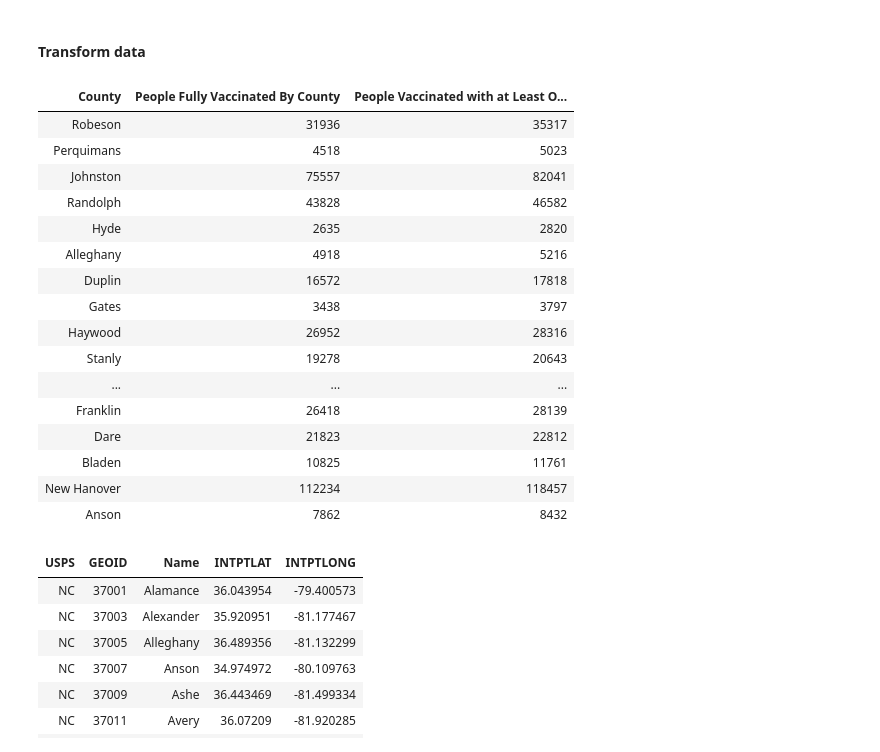
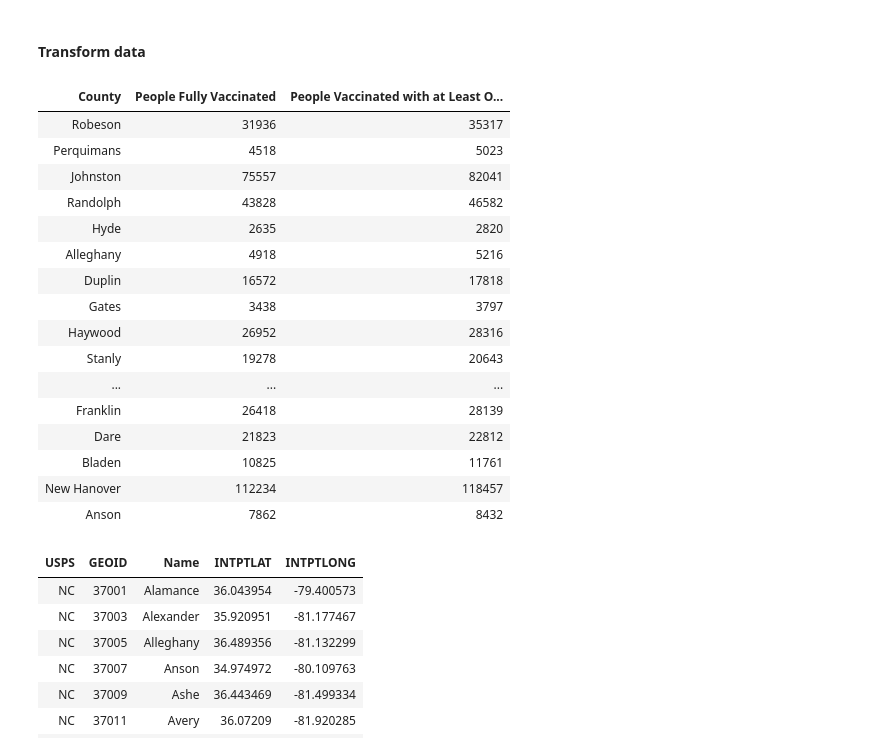
Before and after one commit to zmei1997/NCDHHS_NorthCarolina_COVID-19_Data_Analytics, a Jupyter notebook: NC_Vaccinated_History.ipynb, the cells around one changed output. Cells and saved outputs as stored; diff of their text form; code cells hidden in the pictures.

```diff
--- a/NC_Vaccinated_History.ipynb
+++ b/NC_Vaccinated_History.ipynb
@@ -34,7 +34,7 @@ vaccined_histroy.createOrReplaceTempView('vaccined_histroy_view')
 ### People Vaccinated in North Carolina (Fully & At Least one dose)
 # %%
 vaccined_fully = spark.sql("""
-select County, `People Fully Vaccinated - Federal`+`People Fully Vaccinated - NC` as `People Fully Vaccinated By County`
+select County, `People Fully Vaccinated - Federal`+`People Fully Vaccinated - NC` as `People Fully Vaccinated`
 from vaccined_histroy_view
 order by `People Fully Vaccinated - NC` desc
 """)
@@ -59,7 +59,7 @@ vaccined_fully.display()
 | Tyrrell | 1402 |
 # %%
 vaccined_at_least_one = spark.sql("""
-select County, `People Vaccinated with at Least One Dose - Federal`+`People Vaccinated with at Least One Dose - NC` as `People Vaccinated with at Least One Dose By County`
+select County, `People Vaccinated with at Least One Dose - Federal`+`People Vaccinated with at Least One Dose - NC` as `People Vaccinated with at Least One Dose`
 from vaccined_histroy_view
 order by `People Fully Vaccinated - Federal` desc
 """)
@@ -153,11 +153,11 @@ nc_counties_long_lat.display()
 # %% [markdown]
 #### Transform data
 # %%
-vaccinated_record = vaccined_fully.join(vaccined_at_least_one, vaccined_fully.County == vaccined_at_least_one.County, 'inner').select(vaccined_fully.County, 'People Fully Vaccinated By County', 'People Vaccinated with at Least One Dose By County')
+vaccinated_record = vaccined_fully.join(vaccined_at_least_one, vaccined_fully.County == vaccined_at_least_one.County, 'inner').select(vaccined_fully.County, 'People Fully Vaccinated', 'People Vaccinated with at Least One Dose')
 vaccinated_record.display()
 vaccinated_record.createOrReplaceTempView('vaccinated_record_view')
 # %% [output]
-| County | People Fully Vaccinated By County | People Vaccinated with at Least O... |
+| County | People Fully Vaccinated | People Vaccinated with at Least O... |
 | Robeson | 31936 | 35317 |
 | Perquimans | 4518 | 5023 |
 | Johnston | 75557 | 82041 |
```
Also changed, not shown: parts of 5 cells of this notebook, 3 other files.
